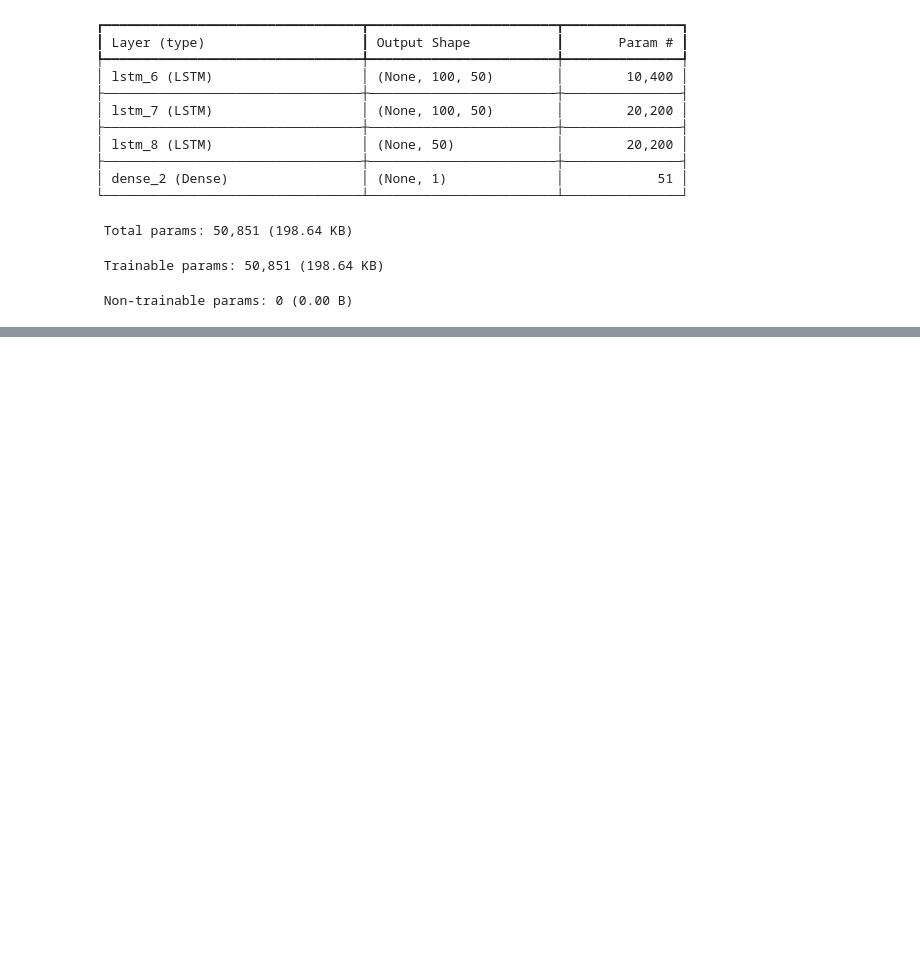
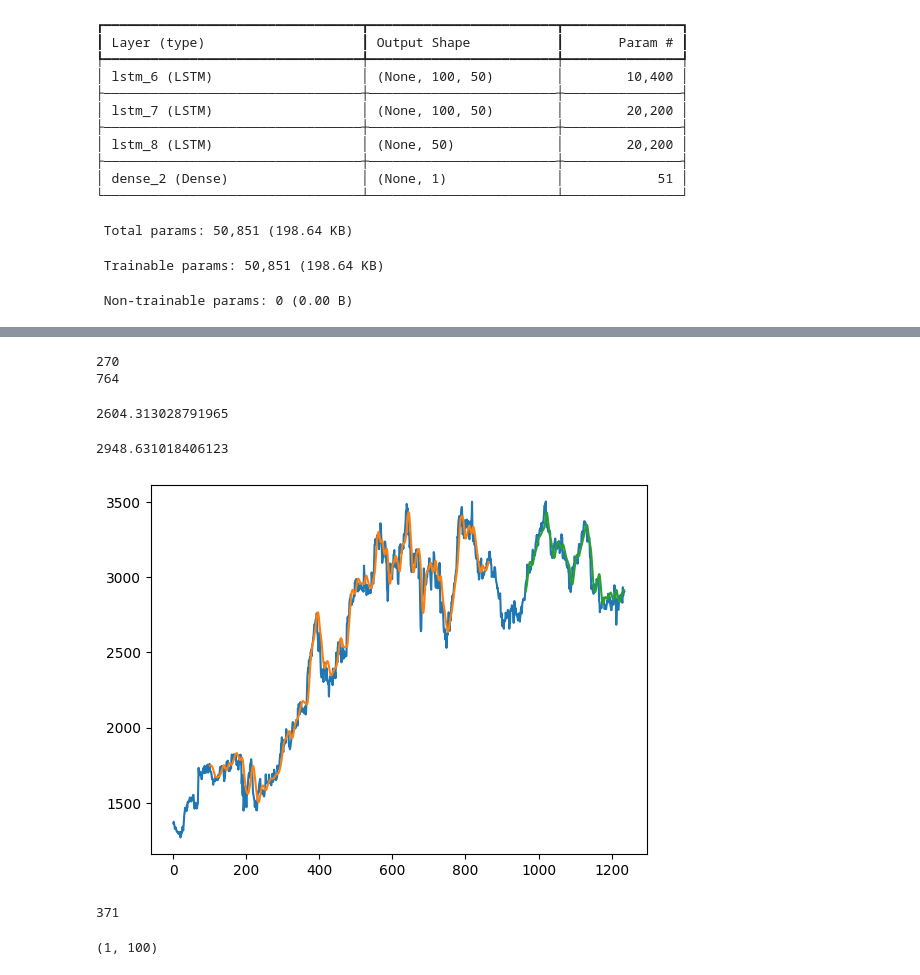
Before and after one commit to tanish35/Stock-market-prediction, a Jupyter notebook: stock-market-prediction.ipynb, the cells around one changed output, grey strips where cells are left out. Cells and saved outputs as stored; diff of their text form; code cells hidden in the pictures; blank space fills up the shorter version.

```diff
--- a/stock-market-prediction.ipynb
+++ b/stock-market-prediction.ipynb
@@ -110,5 +111,5 @@ Model: "sequential_2"
  Trainable params: 50,851 (198.64 KB)
  Non-trainable params: 0 (0.00 B)
 # %%
-model.fit(X_train,y_train,validation_data=(X_test,ytest),epochs=20,batch_size=64,verbose=1)
+model.fit(X_train,y_train,validation_data=(X_test,y_test),epochs=50,batch_size=64,verbose=1)
 # %% [output]
@@ -143,3 +144,14 @@ import pickle
 # Save the model to a.pkl file
 with open('model.pkl', 'wb') as file:
     pickle.dump(model, file)
+# %%
+import pickle
+import pandas as pd
+import numpy as np
+from sklearn.preprocessing import MinMaxScaler
+from keras.models import Sequential
+from keras.layers import LSTM, Dense, Input
+
+# Open the file in read-binary ('rb') mode and load the model
+with open('/kaggle/input/trained-model/model.pkl', 'rb') as file:
+    model = pickle.load(file)
@@ -145,0 +170,3 @@ with open('model.pkl', 'wb') as file:
+# %%
+train_predict=model.predict(X_train)
+test_predict=model.predict(X_test)
@@ -145,0 +176,44 @@ with open('model.pkl', 'wb') as file:
+# %%
+train_predict=scaler.inverse_transform(train_predict)
+test_predict=scaler.inverse_transform(test_predict)
+# %%
+print(len(test_predict))
+print(len(train_predict))
+# %% [output]
+270
+764
+# %%
+import math
+from sklearn.metrics import mean_squared_error
+math.sqrt(mean_squared_error(y_train,train_predict))
+# %% [output]
+2604.313028791965
+# %%
+math.sqrt(mean_squared_error(y_test,test_predict))
+# %% [output]
+2948.631018406123
+# %%
+look_back=100
+trainPredictPlot = np.empty_like(df1)
+trainPredictPlot[:, :] = np.nan
+trainPredictPlot[look_back:len(train_predict)+look_back, :] = train_predict
+# shift test predictions for plotting
+testPredictPlot = np.empty_like(df1)
+testPredictPlot[:, :] = np.nan
+testPredictPlot[len(train_predict)+(look_back*2)+1:len(df1)-1, :] = test_predict
+# plot baseline and predictions
+plt.plot(scaler.inverse_transform(df1))
+plt.plot(trainPredictPlot)
+plt.plot(testPredictPlot)
+plt.show()
+# %% [output]
+[figure, added]
+# %%
+len(test_data)
+# %% [output]
+371
+# %%
+x_input=test_data[271:].reshape(1,-1)
+x_input.shape
+# %% [output]
+(1, 100)
```
Also changed, not shown: parts of 25 cells of this notebook.
